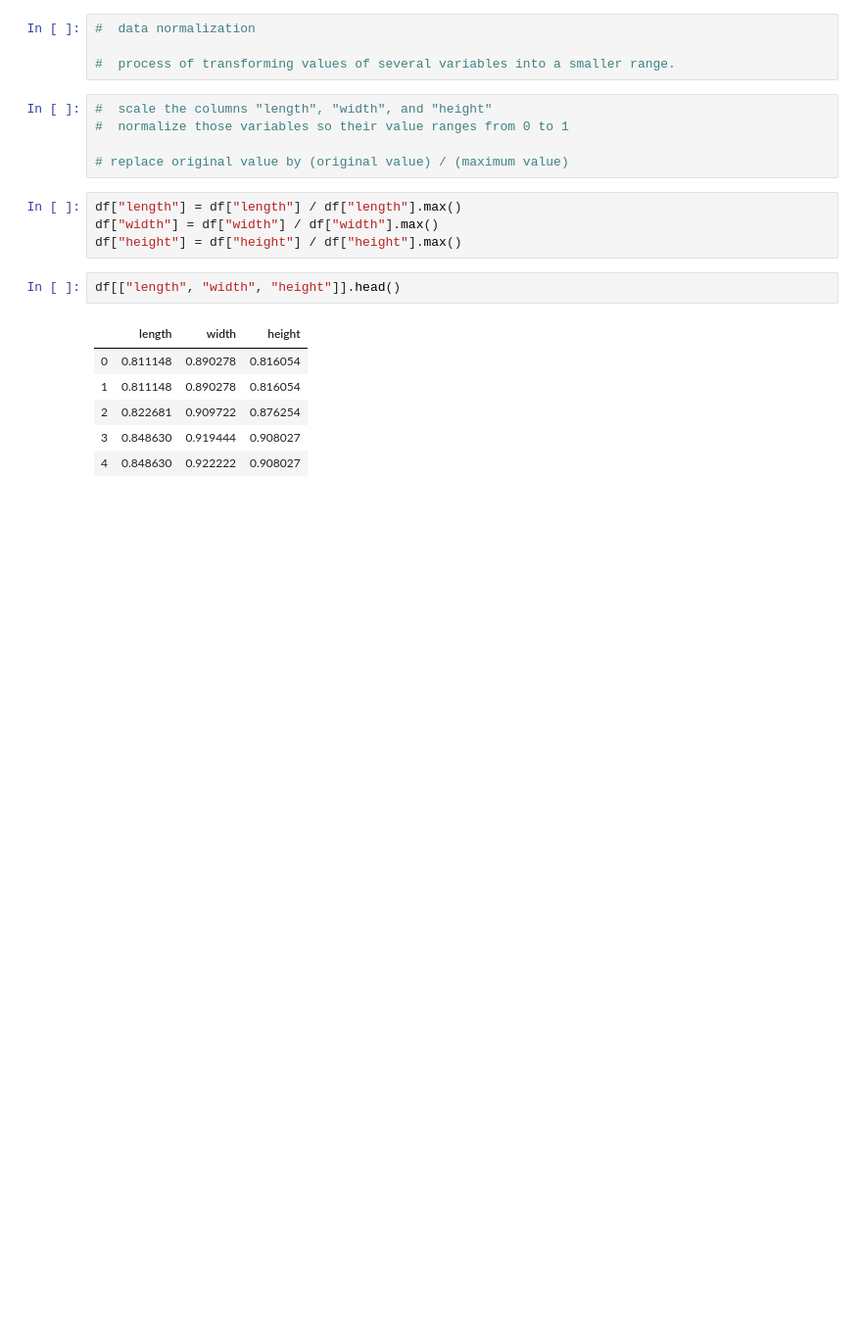
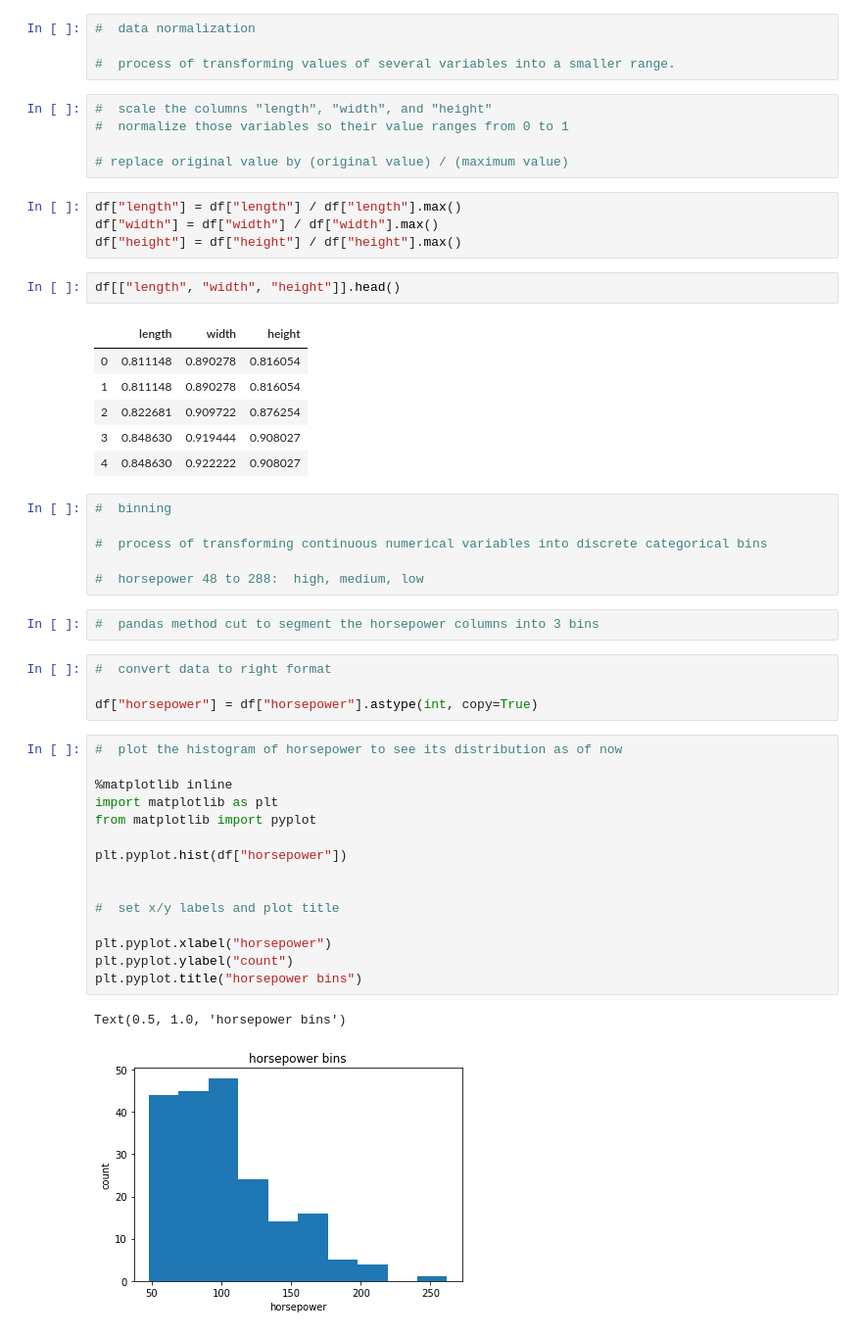
Before and after one commit to alexYamaoka/used_cars_data_analysis, a Jupyter notebook: Module 2 Data Wrangling.ipynb, the cells around one changed output. Shown at 98% size. Saved outputs shown, nothing was run; the diff lists cells and outputs as text; blank space fills up the shorter version.

Commit message:
finished binning and dummy variable categorization

```diff
--- a/Module 2 Data Wrangling.ipynb
+++ b/Module 2 Data Wrangling.ipynb
@@ -314,3 +314,33 @@ df[["length", "width", "height"]].head()
 | 2 | 0.822681 | 0.909722 | 0.876254 |
 | 3 | 0.848630 | 0.919444 | 0.908027 |
 | 4 | 0.848630 | 0.922222 | 0.908027 |
+# %%
+#  binning
+
+#  process of transforming continuous numerical variables into discrete categorical bins
+
+#  horsepower 48 to 288:  high, medium, low
+# %%
+#  pandas method cut to segment the horsepower columns into 3 bins
+# %%
+#  convert data to right format
+
+df["horsepower"] = df["horsepower"].astype(int, copy=True)
+# %%
+#  plot the histogram of horsepower to see its distribution as of now
+
+%matplotlib inline
+import matplotlib as plt
+from matplotlib import pyplot
+
+plt.pyplot.hist(df["horsepower"])
+
+
+#  set x/y labels and plot title
+
+plt.pyplot.xlabel("horsepower")
+plt.pyplot.ylabel("count")
+plt.pyplot.title("horsepower bins")
+# %% [output]
+Text(0.5, 1.0, 'horsepower bins')
+[figure, added]
```
Also changed, not shown: parts of 18 cells of this notebook, 1 other file.
